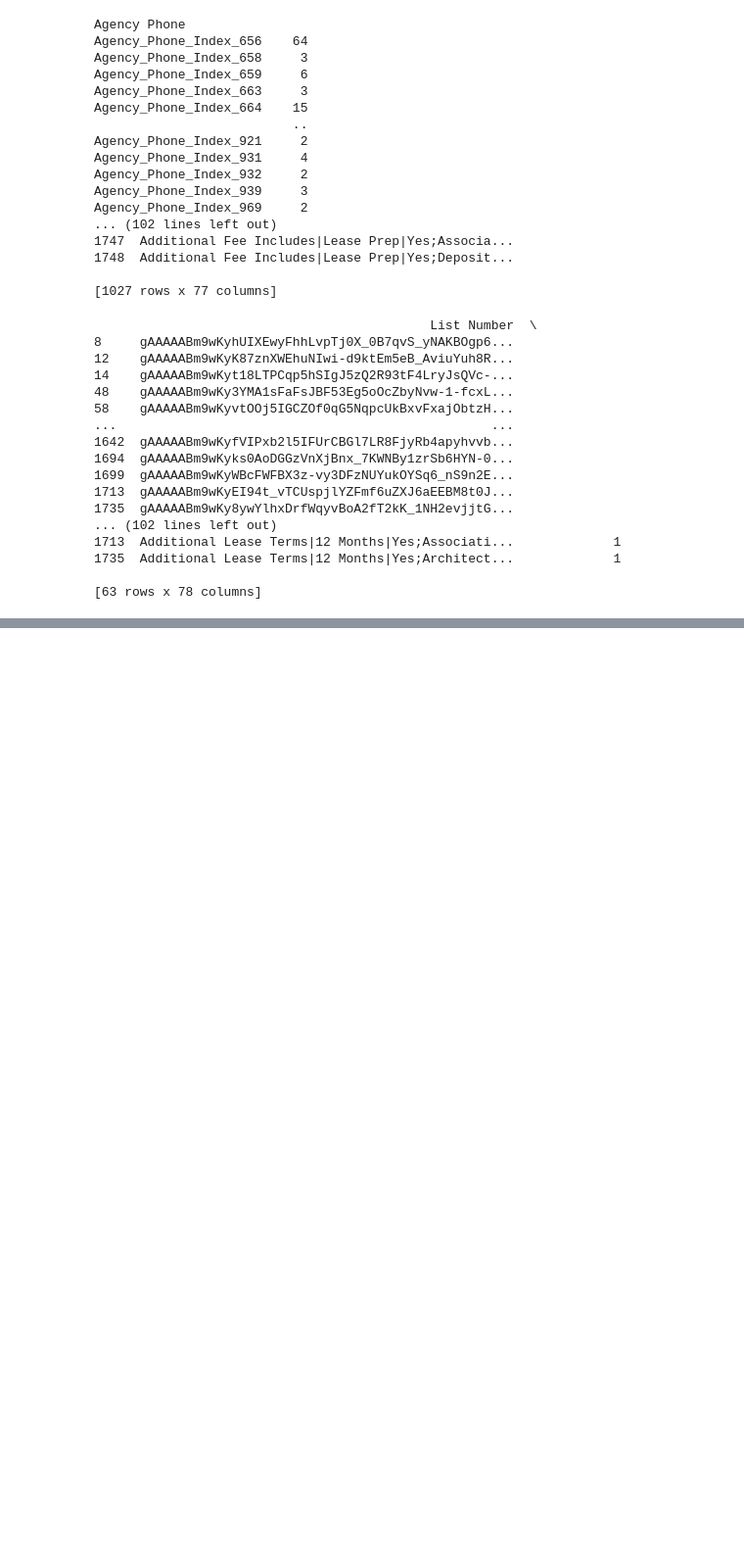
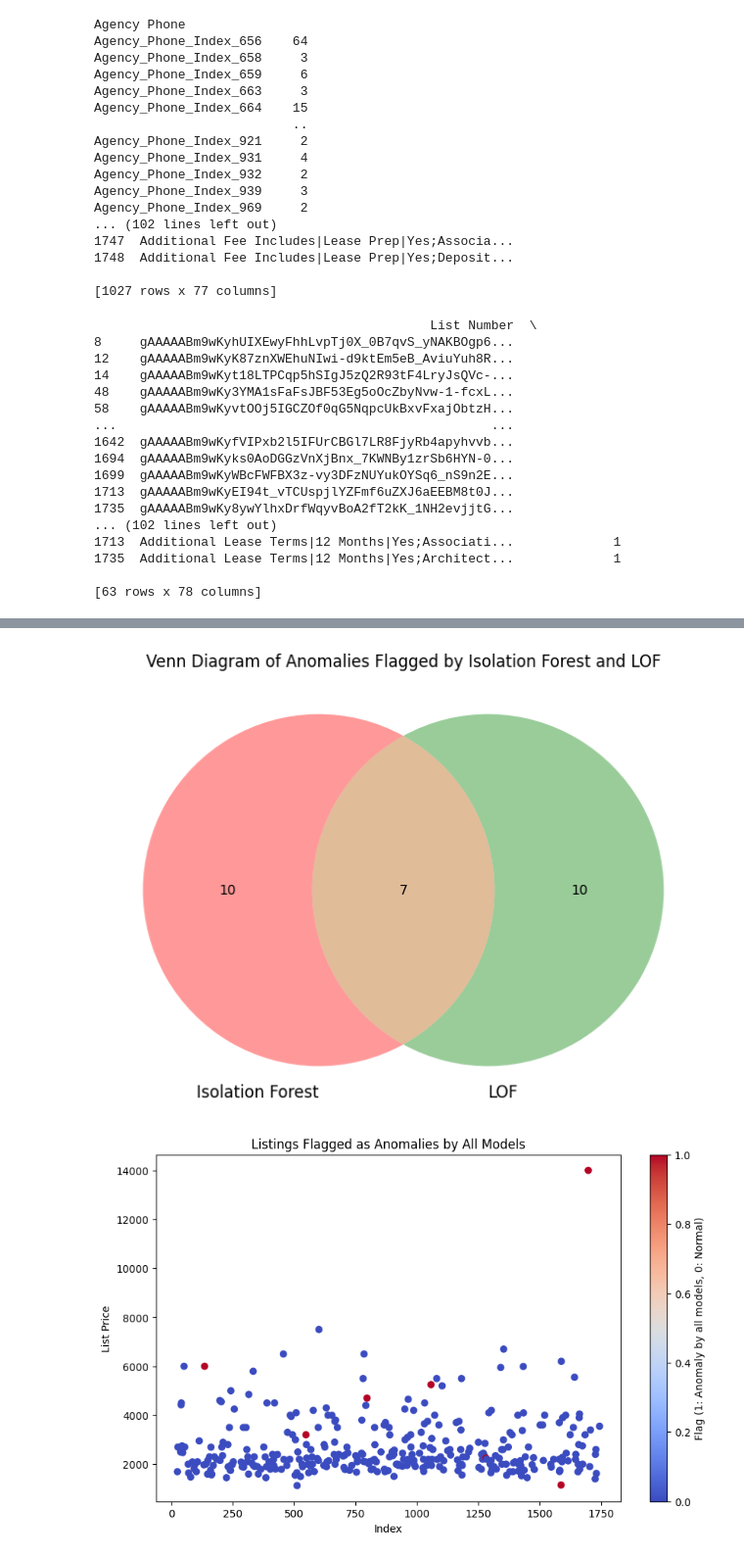
Before and after one commit to MikeMan161/2024-AI4Good-Hackathon, a Jupyter notebook: Apartment_Scam_Detection_Project.ipynb, the cells around one changed output, grey strips where cells are left out. Shown at 98% size. Cells and saved outputs as stored; diff of their text form; code cells hidden in the pictures; blank space fills up the shorter version.

```diff
--- a/Apartment_Scam_Detection_Project.ipynb
+++ b/Apartment_Scam_Detection_Project.ipynb
@@ -638,0 +828,25 @@ print(suspicious_listings)
+# %%
+from matplotlib_venn import venn2
+
+# Count how many were flagged by each model
+isolation_flags = set(final_df.index[final_df['isolation_forest_flag'] == -1])
+lof_flags = set(final_df.index[final_df['lof_flag'] == -1])
+
+# Create a Venn diagram comparing the results of Isolation Forest and LOF
+plt.figure(figsize=(8, 8))
+venn = venn2([isolation_flags, lof_flags],
+             set_labels=('Isolation Forest', 'LOF'))
+
+plt.title('Venn Diagram of Anomalies Flagged by Isolation Forest and LOF')
+plt.show()
+plt.figure(figsize=(10, 6))
+plt.scatter(final_df.index, final_df['List Price'],
+            c=final_df['flagged_by_all'], cmap='coolwarm')
+plt.title('Listings Flagged as Anomalies by All Models')
+plt.xlabel('Index')
+plt.ylabel('List Price')
+plt.colorbar(label='Flag (1: Anomaly by all models, 0: Normal)')
+plt.show()
+# %% [output]
+[figure, added]
+[figure, added]
```
Also changed, not shown: parts of 19 cells of this notebook.
